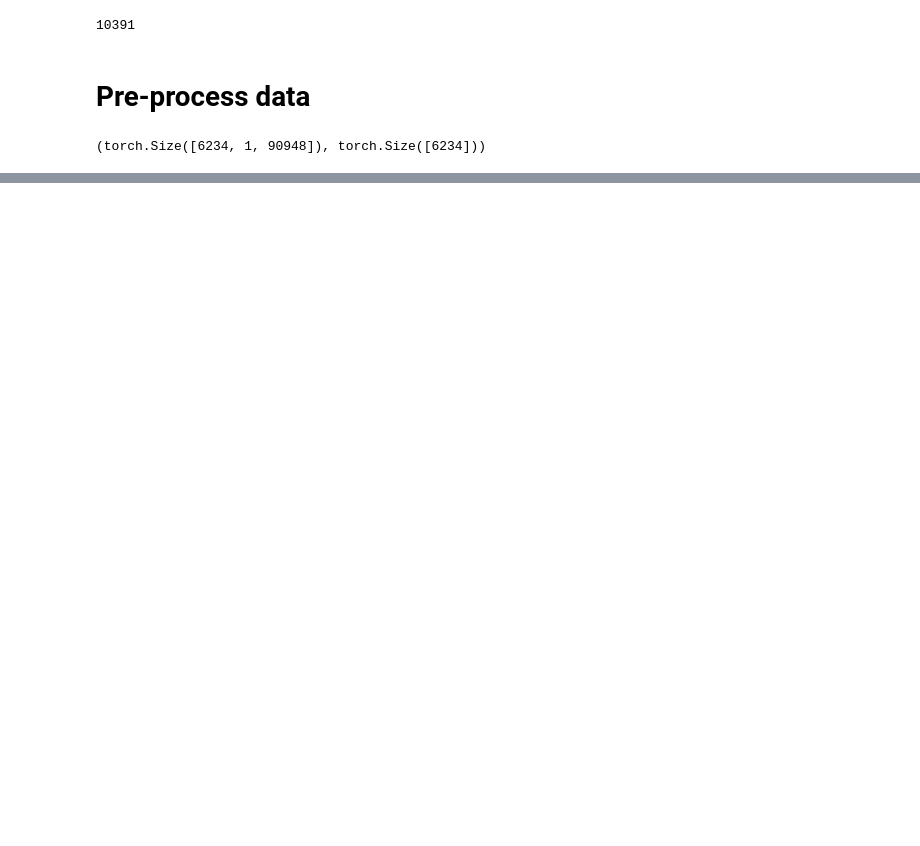
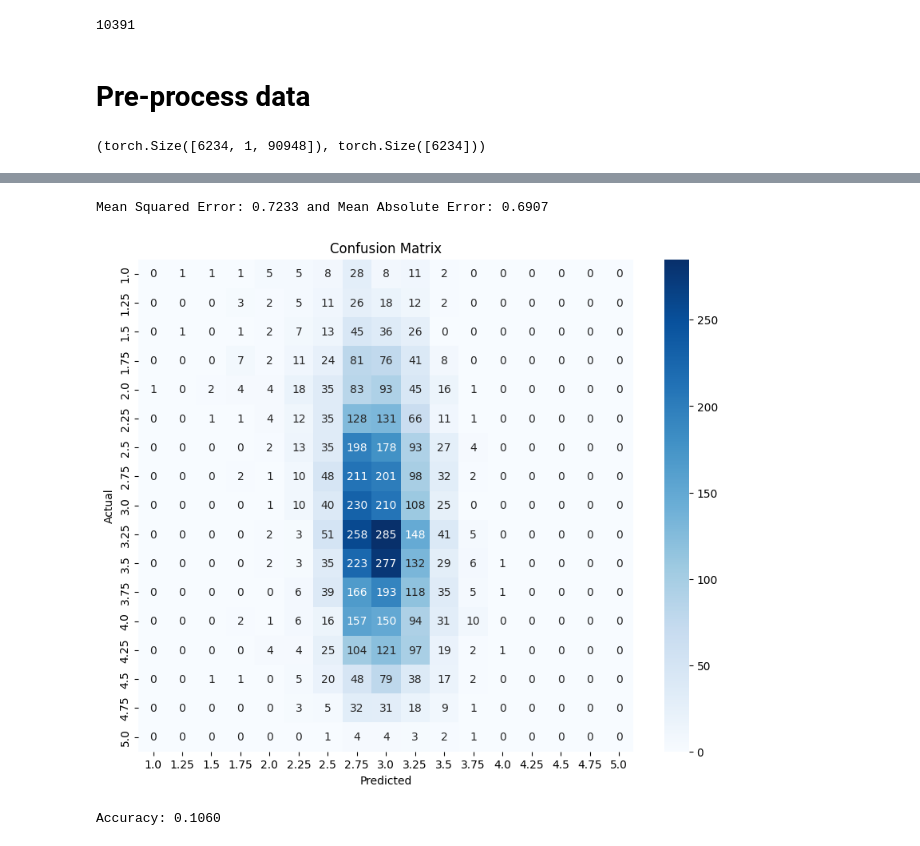
Before and after one commit to IwkooO/DL_Audio_Prediction, a Jupyter notebook: CNN.ipynb, the cells around one changed output, grey strips where cells are left out. Cells and saved outputs as stored; diff of their text form; code cells hidden in the pictures; blank space fills up the shorter version.

```diff
--- a/CNN.ipynb
+++ b/CNN.ipynb
@@ -227,0 +290,6 @@ Mean Squared Error: 66.3263
+# %%
+evaluate_model(modelCNN, train_loader,conf=True)
+# %% [output]
+Mean Squared Error: 0.7233 and Mean Absolute Error: 0.6907
+[figure, added]
+Accuracy: 0.1060
```
Also changed, not shown: parts of 4 cells of this notebook.
